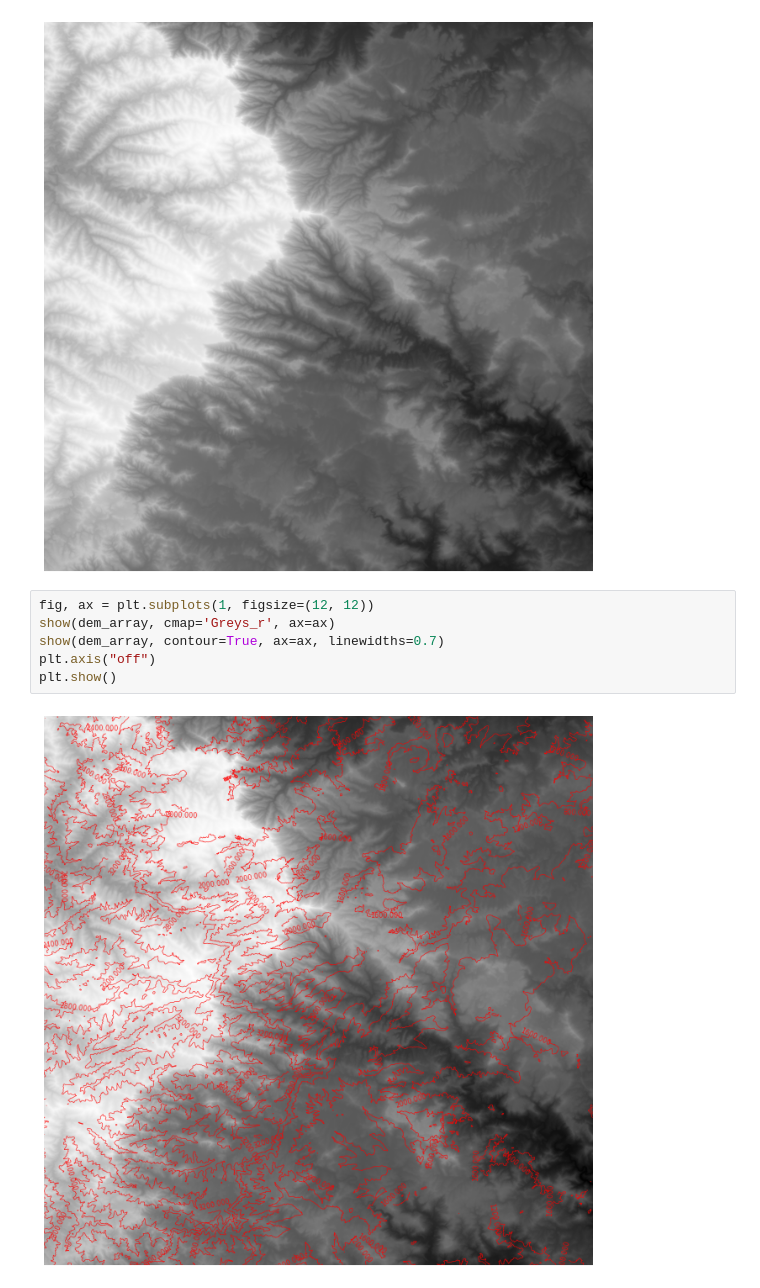
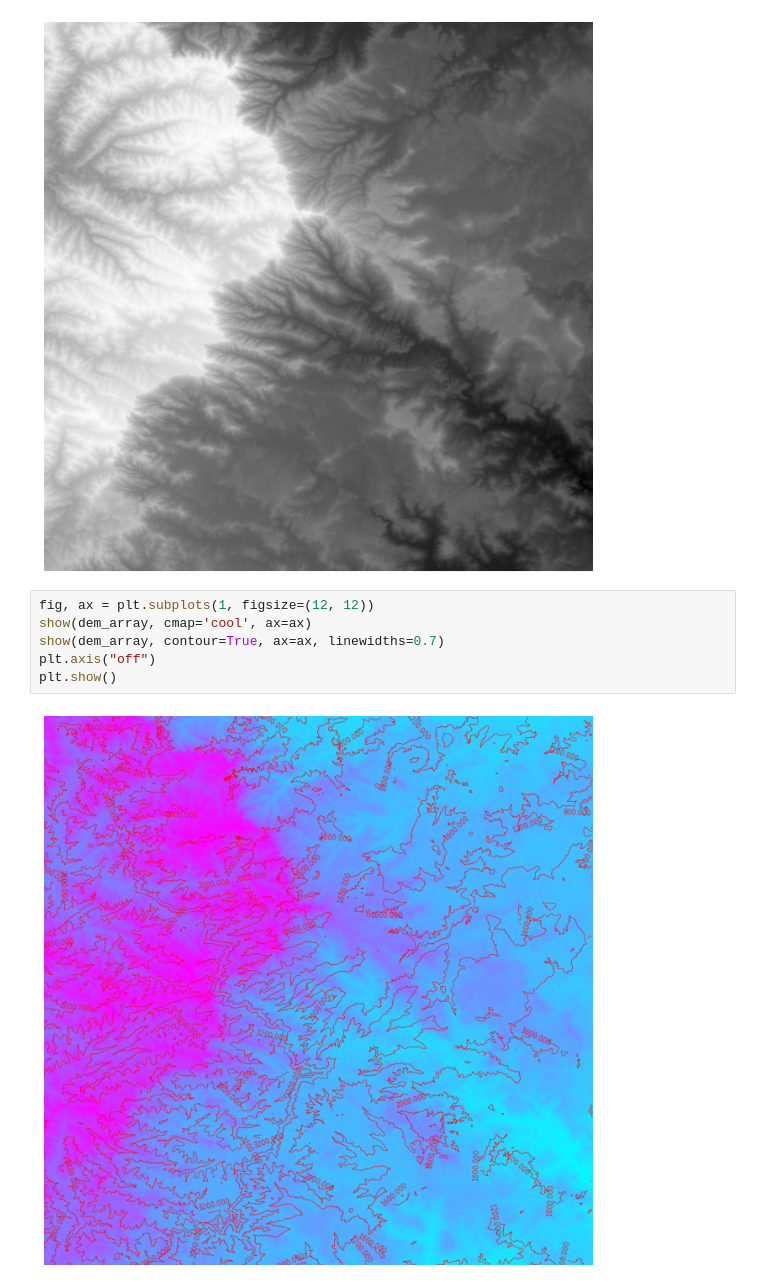
Before and after one commit to VikkiWalls/30-Day-Map-Challenge-2022, a Jupyter notebook: Day 7 - Raster.ipynb, the cells around one changed output. Cells and saved outputs as stored; diff of their text form.

```diff
--- a/Day 7 - Raster.ipynb
+++ b/Day 7 - Raster.ipynb
@@ -28,9 +28,9 @@ plt.show()
 [figure]
 # %%
 fig, ax = plt.subplots(1, figsize=(12, 12))
-show(dem_array, cmap='Greys_r', ax=ax)
+show(dem_array, cmap='cool', ax=ax)
 show(dem_array, contour=True, ax=ax, linewidths=0.7)
 plt.axis("off")
 plt.show()
 # %% [output]
-[figure, old version]
+[figure, new version]
```
Also changed, not shown: parts of 2 cells of this notebook.
